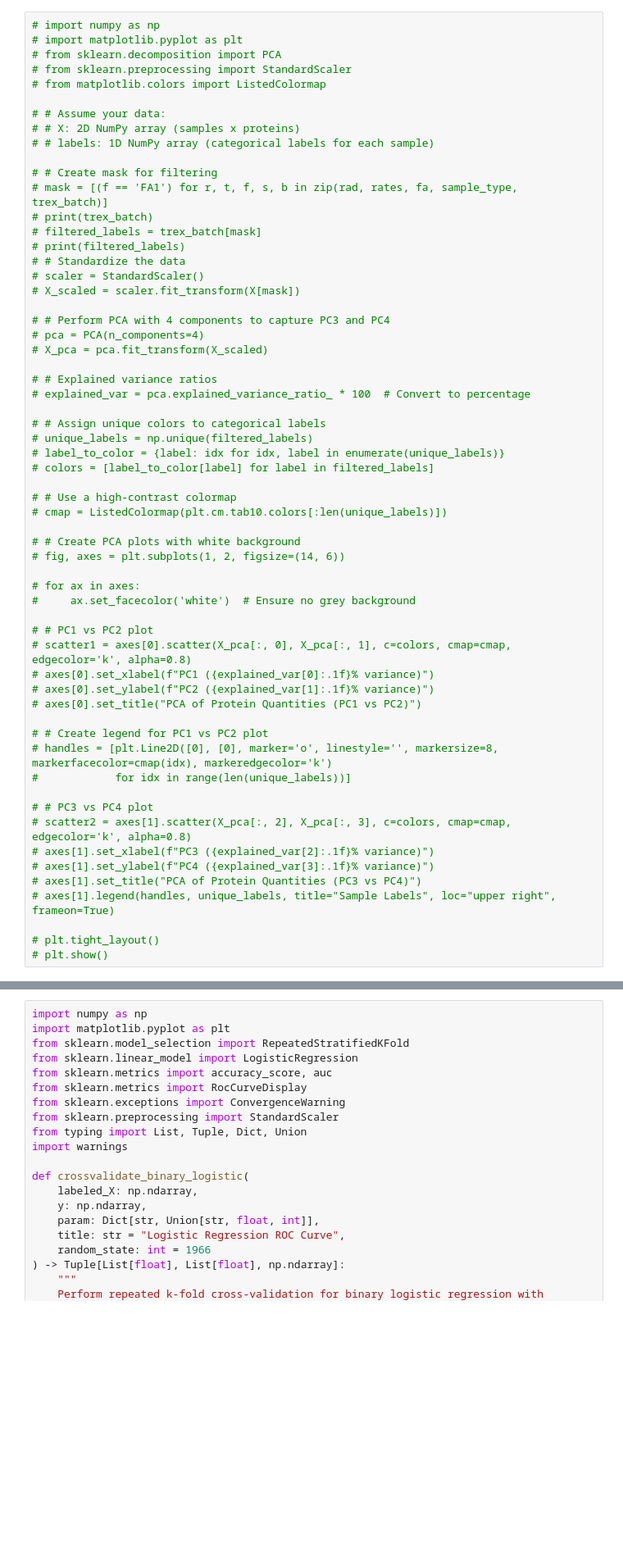
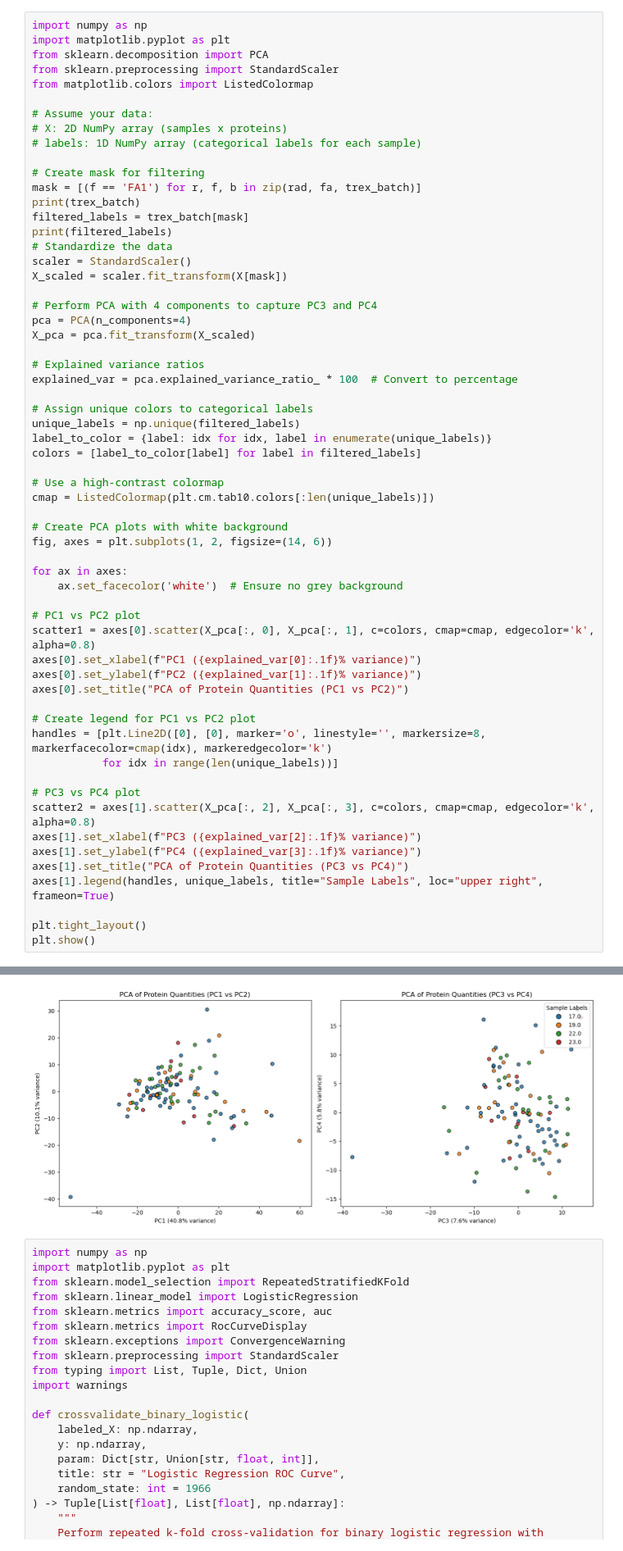
Before and after one commit to mriffle/tei-rex-phase2-pelt-targeted-notebook, a Jupyter notebook: protein-classifiers-exploration-logistic-regression.ipynb, the cells around one changed output, grey strips where cells are left out. Shown at 82% size. Saved outputs shown, nothing was run; the diff lists cells and outputs as text; blank space fills up the shorter version.

```diff
--- a/protein-classifiers-exploration-logistic-regression.ipynb
+++ b/protein-classifiers-exploration-logistic-regression.ipynb
@@ -265,60 +191,61 @@ Average correlation (excluding self-correlations): 0.9864
 # %%
-# import numpy as np
-# import matplotlib.pyplot as plt
-# from sklearn.decomposition import PCA
-# from sklearn.preprocessing import StandardScaler
-# from matplotlib.colors import ListedColormap
+import numpy as np
+import matplotlib.pyplot as plt
+from sklearn.decomposition import PCA
+from sklearn.preprocessing import StandardScaler
+from matplotlib.colors import ListedColormap
 
-# # Assume your data:
-# # X: 2D NumPy array (samples x proteins)
-# # labels: 1D NumPy array (categorical labels for each sample)
+# Assume your data:
+# X: 2D NumPy array (samples x proteins)
+# labels: 1D NumPy array (categorical labels for each sample)
 
-# # Create mask for filtering
-# mask = [(f == 'FA1') for r, t, f, s, b in zip(rad, rates, fa, sample_type, trex_batch)]
-# print(trex_batch)
-# filtered_labels = trex_batch[mask]
-# print(filtered_labels)
-# # Standardize the data
-# scaler = StandardScaler()
-# X_scaled = scaler.fit_transform(X[mask])
+# Create mask for filtering
+mask = [(f == 'FA1') for r, f, b in zip(rad, fa, trex_batch)]
+print(trex_batch)
+filtered_labels = trex_batch[mask]
+print(filtered_labels)
+# Standardize the data
+scaler = StandardScaler()
+X_scaled = scaler.fit_transform(X[mask])
 
-# # Perform PCA with 4 components to capture PC3 and PC4
-# pca = PCA(n_components=4)
-# X_pca = pca.fit_transform(X_scaled)
+# Perform PCA with 4 components to capture PC3 and PC4
+pca = PCA(n_components=4)
+X_pca = pca.fit_transform(X_scaled)
 
-# # Explained variance ratios
-# explained_var = pca.explained_variance_ratio_ * 100  # Convert to percentage
+# Explained variance ratios
+explained_var = pca.explained_variance_ratio_ * 100  # Convert to percentage
 
-# # Assign unique colors to categorical labels
-# unique_labels = np.unique(filtered_labels)
-# label_to_color = {label: idx for idx, label in enumerate(unique_labels)}
-# colors = [label_to_color[label] for label in filtered_labels]
+# Assign unique colors to categorical labels
+unique_labels = np.unique(filtered_labels)
+label_to_color = {label: idx for idx, label in enumerate(unique_labels)}
+colors = [label_to_color[label] for label in filtered_labels]
 
-# # Use a high-contrast colormap
-# cmap = ListedColormap(plt.cm.tab10.colors[:len(unique_labels)])
+# Use a high-contrast colormap
+cmap = ListedColormap(plt.cm.tab10.colors[:len(unique_labels)])
 
-# # Create PCA plots with white background
-# fig, axes = plt.subplots(1, 2, figsize=(14, 6))
+# Create PCA plots with white background
+fig, axes = plt.subplots(1, 2, figsize=(14, 6))
 
-# for ax in axes:
-#     ax.set_facecolor('white')  # Ensure no grey background
+for ax in axes:
+    ax.set_facecolor('white')  # Ensure no grey background
 
-# # PC1 vs PC2 plot
-# scatter1 = axes[0].scatter(X_pca[:, 0], X_pca[:, 1], c=colors, cmap=cmap, edgecolor='k', alpha=0.8)
-# axes[0].set_xlabel(f"PC1 ({explained_var[0]:.1f}% variance)")
-# axes[0].set_ylabel(f"PC2 ({explained_var[1]:.1f}% variance)")
-# axes[0].set_title("PCA of Protein Quantities (PC1 vs PC2)")
+# PC1 vs PC2 plot
+scatter1 = axes[0].scatter(X_pca[:, 0], X_pca[:, 1], c=colors, cmap=cmap, edgecolor='k', alpha=0.8)
+axes[0].set_xlabel(f"PC1 ({explained_var[0]:.1f}% variance)")
+axes[0].set_ylabel(f"PC2 ({explained_var[1]:.1f}% variance)")
+axes[0].set_title("PCA of Protein Quantities (PC1 vs PC2)")
 
-# # Create legend for PC1 vs PC2 plot
-# handles = [plt.Line2D([0], [0], marker='o', linestyle='', markersize=8, markerfacecolor=cmap(idx), markeredgecolor='k')
-#            for idx in range(len(unique_labels))]
+# Create legend for PC1 vs PC2 plot
+handles = [plt.Line2D([0], [0], marker='o', linestyle='', markersize=8, markerfacecolor=cmap(idx), markeredgecolor='k')
+           for idx in range(len(unique_labels))]
 
-# # PC3 vs PC4 plot
-# scatter2 = axes[1].scatter(X_pca[:, 2], X_pca[:, 3], c=colors, cmap=cmap, edgecolor='k', alpha=0.8)
-# axes[1].set_xlabel(f"PC3 ({explained_var[2]:.1f}% variance)")
-# axes[1].set_ylabel(f"PC4 ({explained_var[3]:.1f}% variance)")
-# axes[1].set_title("PCA of Protein Quantities (PC3 vs PC4)")
-# axes[1].legend(handles, unique_labels, title="Sample Labels", loc="upper right", frameon=True)
+# PC3 vs PC4 plot
+scatter2 = axes[1].scatter(X_pca[:, 2], X_pca[:, 3], c=colors, cmap=cmap, edgecolor='k', alpha=0.8)
+axes[1].set_xlabel(f"PC3 ({explained_var[2]:.1f}% variance)")
+axes[1].set_ylabel(f"PC4 ({explained_var[3]:.1f}% variance)")
+axes[1].set_title("PCA of Protein Quantities (PC3 vs PC4)")
+axes[1].legend(handles, unique_labels, title="Sample Labels", loc="upper right", frameon=True)
 
-# plt.tight_layout()
-# plt.show()
+plt.tight_layout()
+plt.show()
+# %% [output]
@@ -325,3 +271,4 @@ Average correlation (excluding self-correlations): 0.9864
+[figure, added]
 # %%
 import numpy as np
 import matplotlib.pyplot as plt
```
Also changed, not shown: parts of 31 cells of this notebook, 2 other files.
